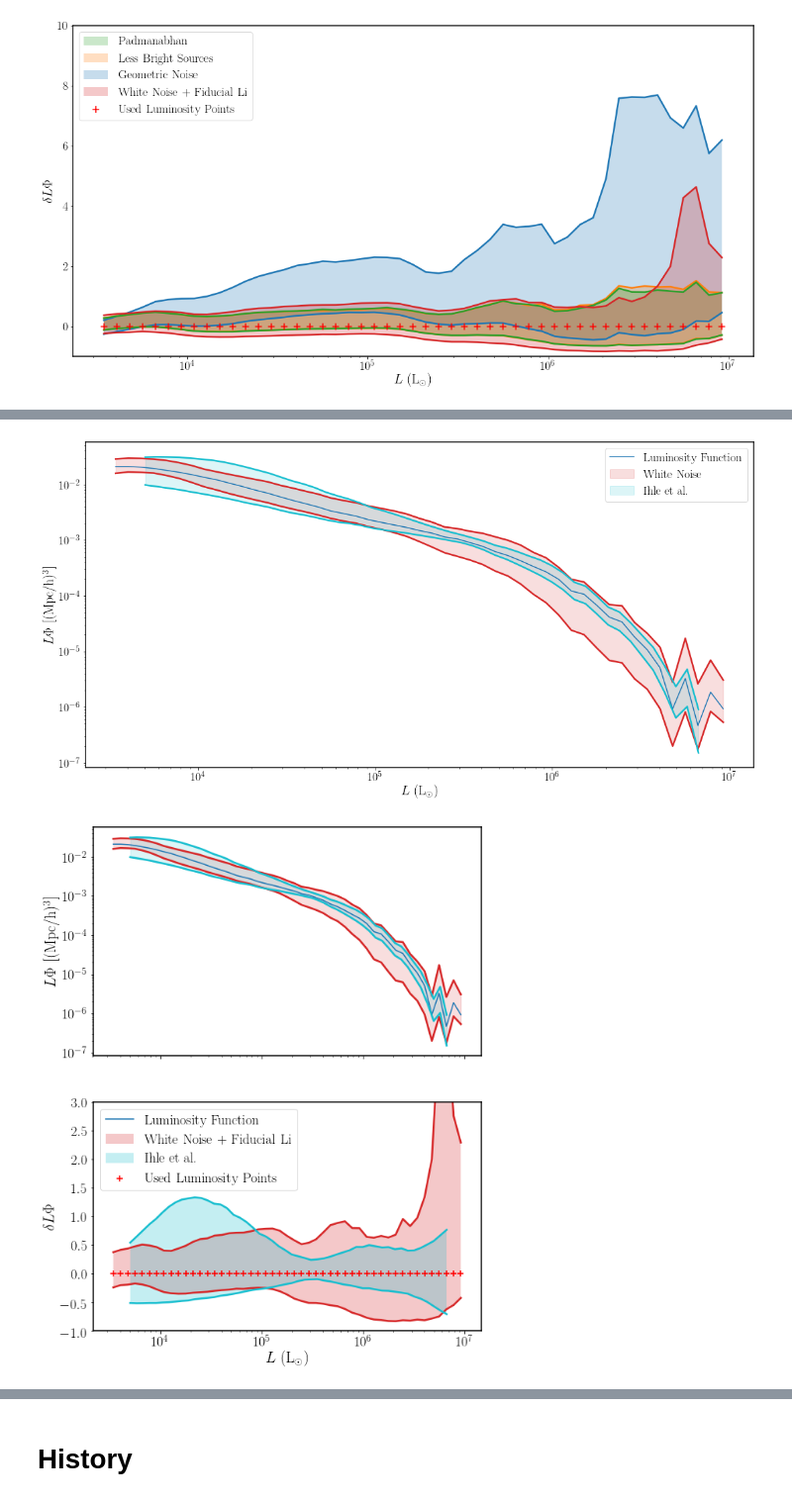
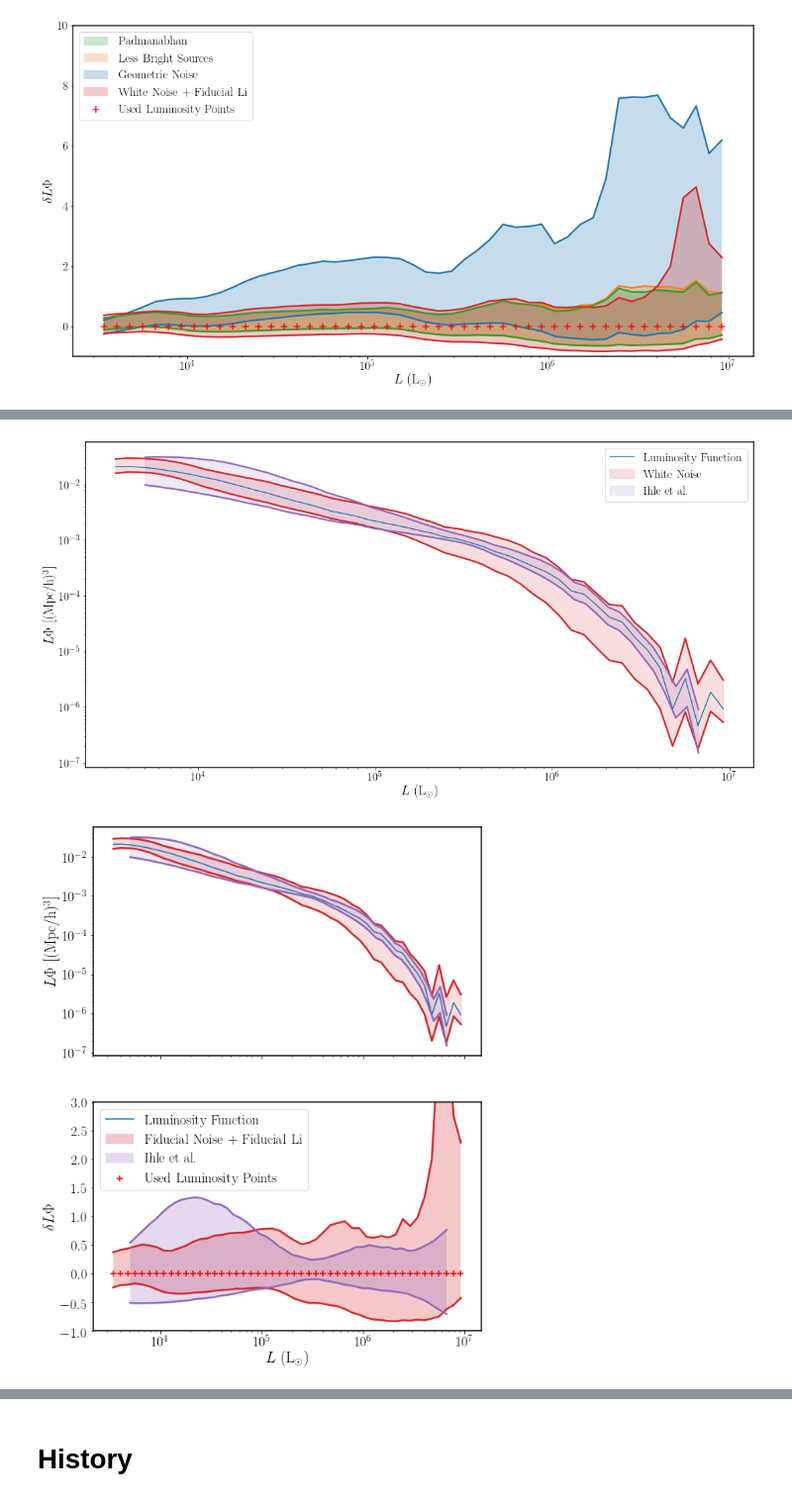
Before and after one commit to dnpfeffer/intensitymap_cnn, a Jupyter notebook: scripts/paper_plots_corrected.ipynb, the cells around one changed output, grey strips where cells are left out. Shown at 99% size. Cells and saved outputs as stored; diff of their text form; code cells hidden in the pictures.

```diff
--- a/scripts/paper_plots_corrected.ipynb
+++ b/scripts/paper_plots_corrected.ipynb
@@ -152,20 +152,20 @@ nfr_basic_resnet_basic_Li_p = lnn.load_pickle(valPredictionLoc + 'nfr_basic_resn
 nfr_basic_resnet_basic_Li_pred = lnn.Prediction(nfr_basic_resnet_basic_Li_p, 'No Noise + Fiducial Li')
 
 nfr_noisy_resnet_basic_Li_p = lnn.load_pickle(valPredictionLoc + 'nfr_noisy_resnet_corrected_basic_Li')
-nfr_noisy_resnet_basic_Li_pred = lnn.Prediction(nfr_noisy_resnet_basic_Li_p, 'White Noise + Fiducial Li')
+nfr_noisy_resnet_basic_Li_pred = lnn.Prediction(nfr_noisy_resnet_basic_Li_p, 'Fiducial Noise + Fiducial Li')
 
 nfr_noisy_foreground_random_resnet_basic_Li_p = lnn.load_pickle(valPredictionLoc + 'nfr_noisy_foreground_random_resnet_corrected_basic_Li')
-nfr_noisy_foreground_random_resnet_basic_Li_pred = lnn.Prediction(nfr_noisy_foreground_random_resnet_basic_Li_p, 'Random White Noise and Foregrounds + Fiducial Li')
+nfr_noisy_foreground_random_resnet_basic_Li_pred = lnn.Prediction(nfr_noisy_foreground_random_resnet_basic_Li_p, 'Random Noise/Foregrounds + Fiducial Li')
 
 
 nfr_basic_resnet_p = lnn.load_pickle(valPredictionLoc + 'nfr_basic_resnet_corrected')
 nfr_basic_resnet_pred = lnn.Prediction(nfr_basic_resnet_p, 'No Noise + Random Li')
 
 nfr_noisy_resnet_p = lnn.load_pickle(valPredictionLoc + 'nfr_noisy_resnet_corrected')
-nfr_noisy_resnet_pred = lnn.Prediction(nfr_noisy_resnet_p, 'White Noise + Random Li')
+nfr_noisy_resnet_pred = lnn.Prediction(nfr_noisy_resnet_p, 'Fiducial Noise + Random Li')
 
 nfr_noisy_foreground_random_resnet_p = lnn.load_pickle(valPredictionLoc + 'nfr_noisy_foreground_random_resnet_corrected')
-nfr_noisy_foreground_random_resnet_pred = lnn.Prediction(nfr_noisy_foreground_random_resnet_p, 'Random White Noise and Foregrounds + Random Li')
+nfr_noisy_foreground_random_resnet_pred = lnn.Prediction(nfr_noisy_foreground_random_resnet_p, 'Random Noise/Foregrounds + Random Li')
 
 basic_Padmanabhan_p = lnn.load_pickle(valPredictionLoc + 'basic_Padmanabhan_corrected')
 basic_Padmanabhan_pred = lnn.Prediction(basic_Padmanabhan_p, 'Padmanabhan')
@@ -380,7 +379,7 @@ ax.plot(lumLogBinCents[:nfr_noisy_resnet_basic_Li_pred.lum_func_size],
         lums*(1+nfr_noisy_resnet_basic_Li_pred.transformed_res_conf_interval[:,1])/conv,
         color=color[0][:-1], linewidth=2.5)
 
-color = 'tab:cyan'
+color = 'tab:purple'
 p = ax.fill_between(simulated_lum, lum_to_ihle*(1-2*lower_err/simulated_phi)/conv,
                     lum_to_ihle*(1+2*upper_err/simulated_phi)/conv,
                  alpha=0.15, label='Ihle et al.', color=color)
@@ -398,7 +397,7 @@ plt.legend()
 # plt.show(ax)
 plt.savefig('../figures/Ihle_comparison_raw.pdf', bbox_inches='tight')
 # %% [output]
-[figure, old version]
+[figure, new version]
 # %%
 fig, ax = plt.subplots(2, 1, sharex=True, figsize=(9, 12))
 
@@ -416,42 +415,42 @@ ax[0].plot(lumLogBinCents[:nfr_noisy_resnet_basic_Li_pred.lum_func_size],
         lums*(1+nfr_noisy_resnet_basic_Li_pred.transformed_res_conf_interval[:,1])/conv,
         color=color[0][:-1], linewidth=2.5)
 
-color = 'tab:cyan'
+color = 'tab:purple'
 p = ax[0].fill_between(simulated_lum, lum_to_ihle*(1-2*lower_err/simulated_phi)/conv,
                        lum_to_ihle*(1+2*upper_err/simulated_phi)/conv,
                  alpha=0.15, label='Ihle et al.', color=color)
 color = p.get_facecolor()
 ax[0].plot(simulated_lum, lum_to_ihle*(1-2*lower_err/simulated_phi)/conv, color=color[0][:-1], linewidth=2.5)
 ax[0].plot(simulated_lum, lum_to_ihle*(1+2*upper_err/simulated_phi)/conv, color=color[0][:-1], linewidth=2.5)
 
 ax[0].set_xscale('log')
 ax[0].set_yscale('log')
 ax[0].set_ylabel('$L \Phi$ [(Mpc/h)$^3$]')
 
 
 colors = ['tab:red']
 ax[1] = lnn.plot_res_contour_full(res_list2, lumLogBinCents, lum_points=True, colors=colors, plot_range=[-1, 3],
                                   ax=ax[1], lum_point_size=50)
 
-color = 'tab:cyan'
+color = 'tab:purple'
 ax[1] = lnn.plot_outside_contour(ax[1], [-2*lower_err/simulated_phi, 2*upper_err/simulated_phi], simulated_lum,
                           'Ihle et al.', alpha=0.25, color=color)
 
 handles_top, labels_top= ax[0].get_legend_handles_labels()
 
 handles_bottom, labels_bottom = ax[1].get_legend_handles_labels()
 ordering_bottom = [0,2,1]
 handles_bottom = [handles_top[0]] + [handles_bottom[i] for i in ordering_bottom]
 labels_bottom = [labels_top[0]] + [labels_bottom[i] for i in ordering_bottom]
 ax[1].legend(handles_bottom, labels_bottom, loc='upper left')
 
 ax[1].set_ylabel(r'$\delta L \Phi$')
 ax[1].set_xlabel(r'$L$ (L$_{\odot}$)')
 
 # plt.show()
 plt.savefig('../figures/Ihle_comparison_full.pdf', bbox_inches='tight')
 # %% [output]
-[figure, old version]
+[figure, new version]
 # %%
 res_list2 = [basic_Padmanabhan_pred, less_high_sources_pred, nfr_noisy_foreground_random_resnet_pred]
 res_list2.reverse()
```
Also changed, not shown: parts of 15 cells of this notebook, 15 other files.
